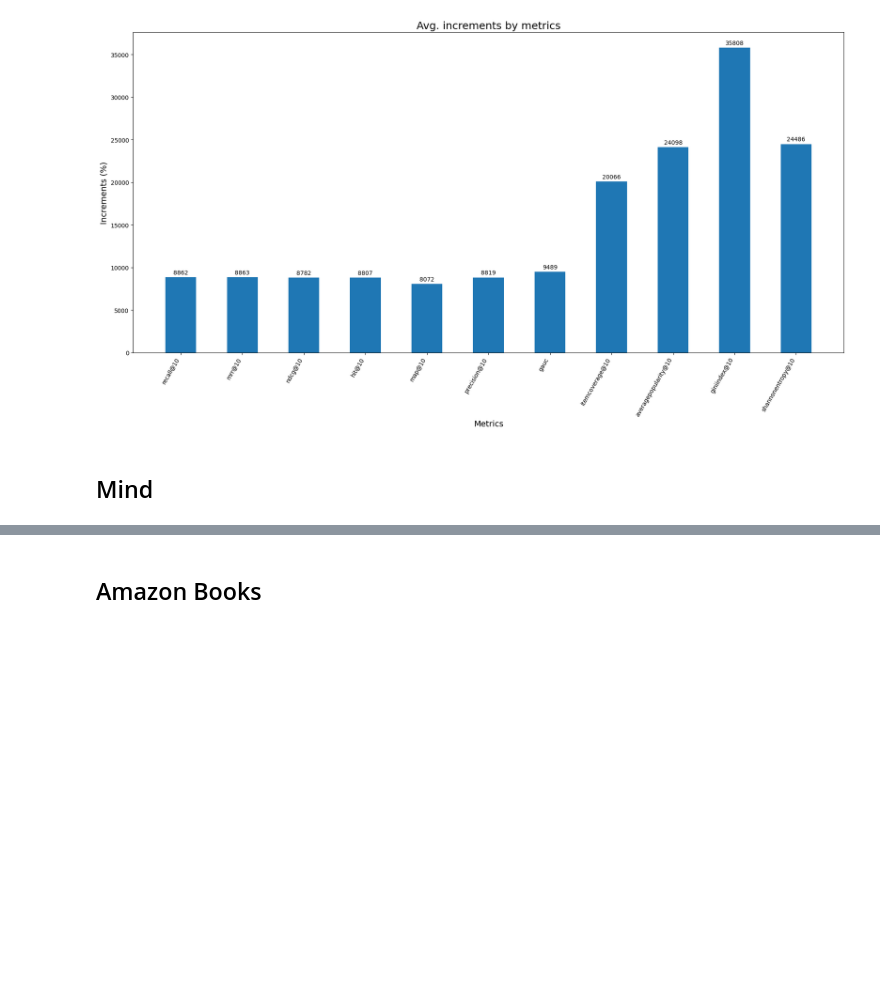
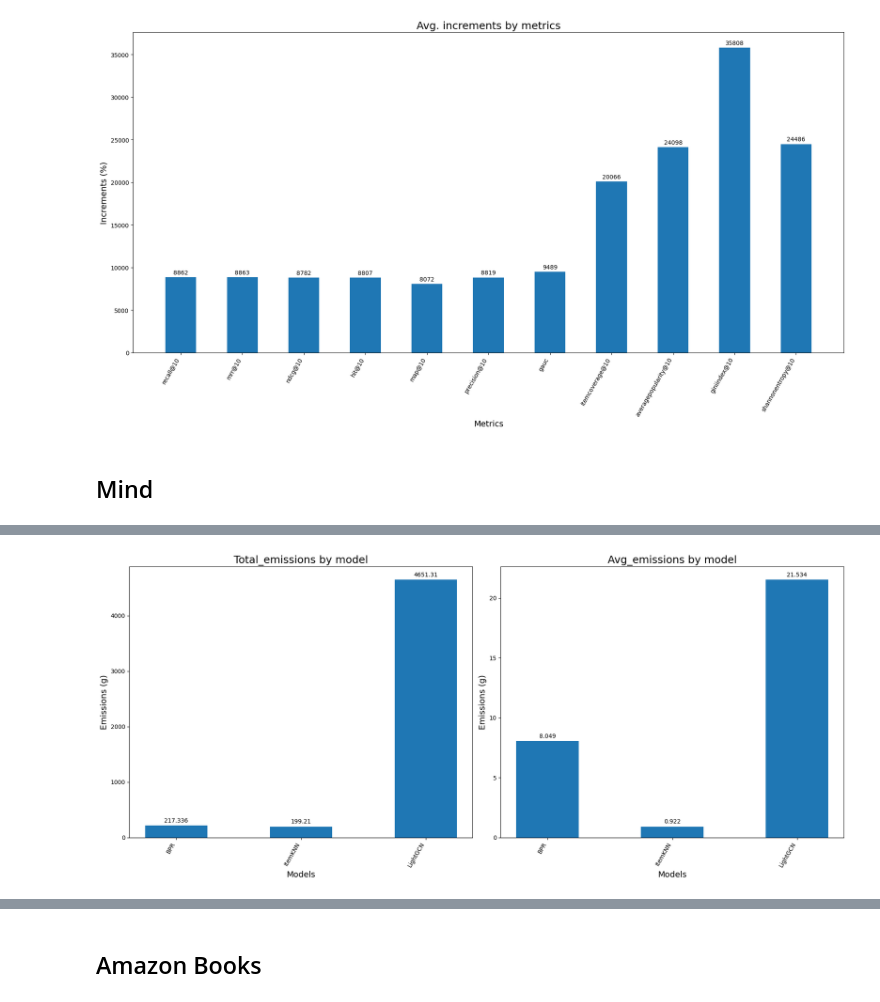
Before and after one commit to Fonty02/Tesi, a Jupyter notebook: notebooks/tuning-results.ipynb, the cells around one changed output, grey strips where cells are left out. Drawn from its saved outputs; the diff is of its cells as text; code cells hidden in the pictures; blank space fills up the shorter version.

Commit message:
Add results

```diff
--- a/notebooks/tuning-results.ipynb
+++ b/notebooks/tuning-results.ipynb
@@ -235,5 +235,5 @@ plot_increments(best)
 # %% [markdown]
 ## Mind
 # %%
-# results, metrics, experiments, best = get_hp_outcome(dataset='mind')
-# print_durations(results, experiments)
+results, metrics, experiments, best = get_hp_outcome(dataset='mind')
+print_durations(results, experiments)
@@ -240,3 +254,5 @@ plot_increments(best)
 # %%
-# plot_results(results, experiments)
+plot_results(results, experiments)
+# %% [output]
+[figure, added]
 # %%
```
Also changed, not shown: parts of 6 cells of this notebook, 1 other file.
